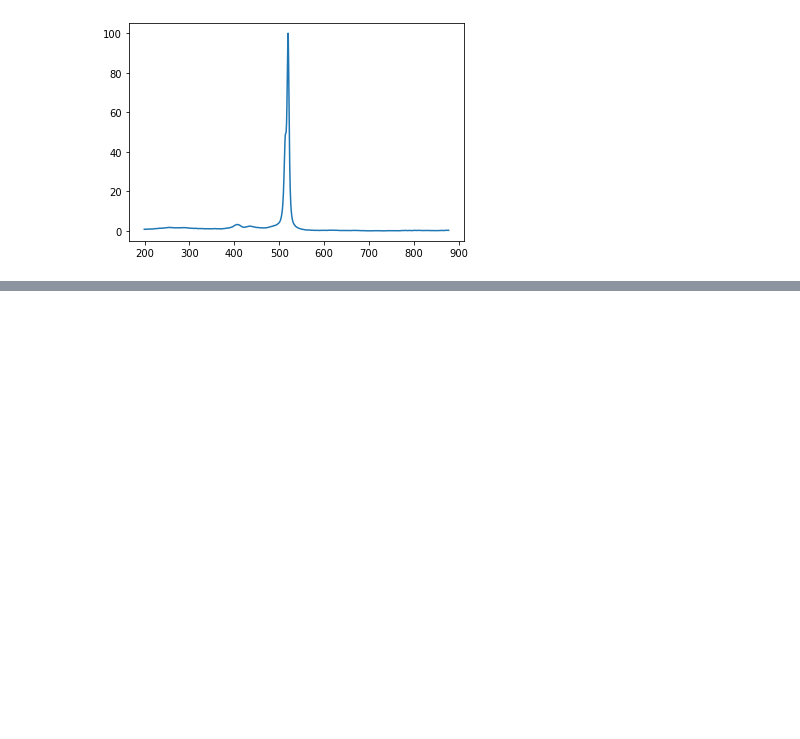
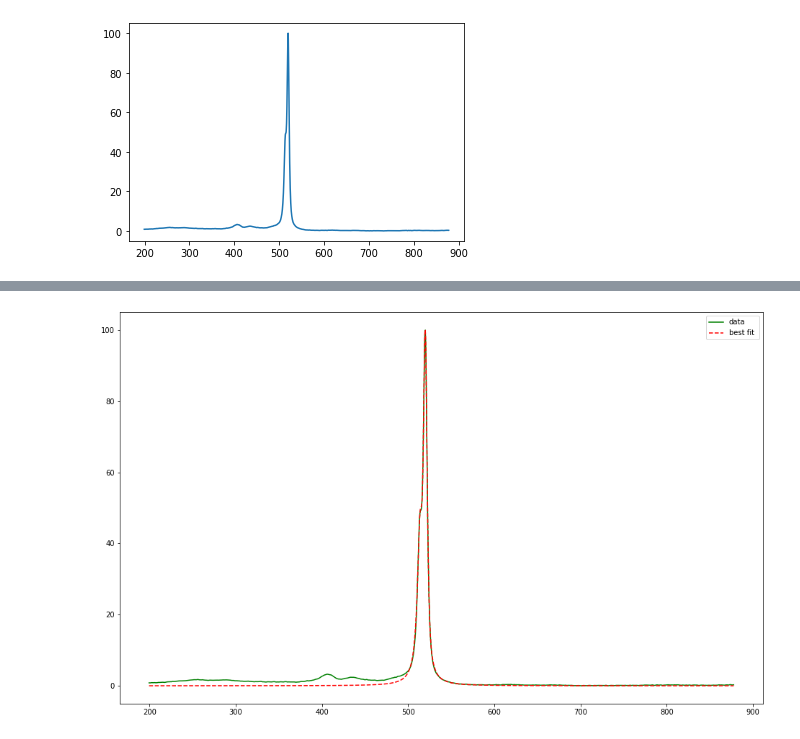
Before and after one commit to yuyangweng/Project, a Jupyter notebook: peak_fitting_pseudo_voigt.ipynb, the cells around one changed output, grey strips where cells are left out. Drawn from its saved outputs; the diff is of its cells as text; code cells hidden in the pictures; blank space fills up the shorter version.

```diff
--- a/peak_fitting_pseudo_voigt.ipynb
+++ b/peak_fitting_pseudo_voigt.ipynb
@@ -93,0 +71,8 @@ plt.savefig("result.png")
+# %%
+plt.figure(figsize=(16, 10))
+plt.plot(x, y,'g',label='data')
+plt.plot(x, result.best_fit, 'r--',label='best fit ')
+plt.legend()
+plt.show()
+# %% [output]
+[figure, added]
```
Also changed, not shown: parts of 6 cells of this notebook.
